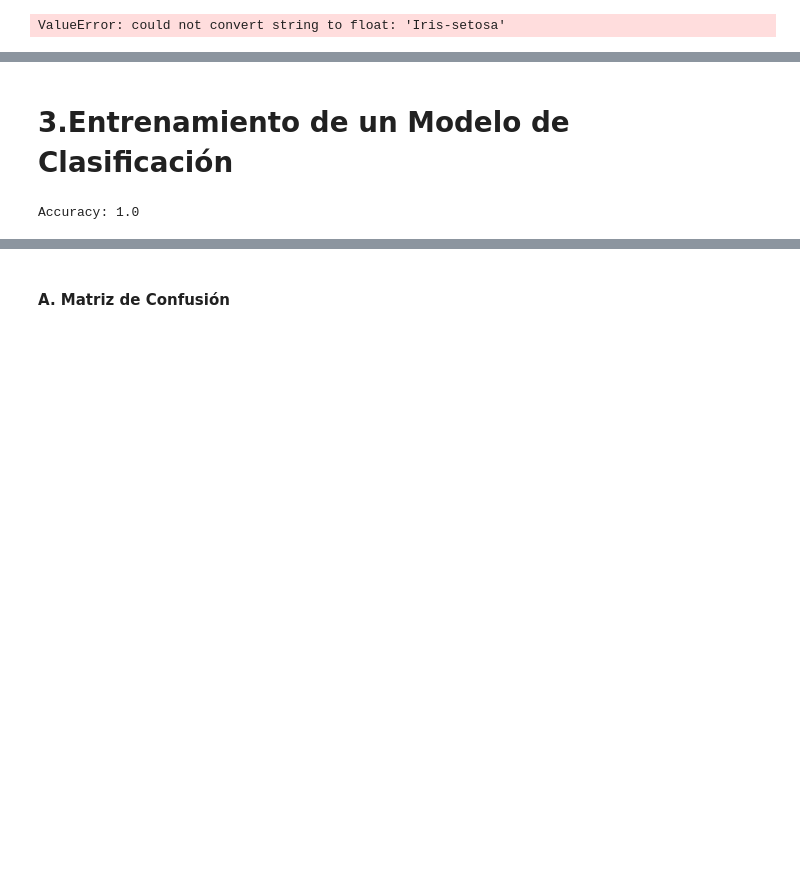
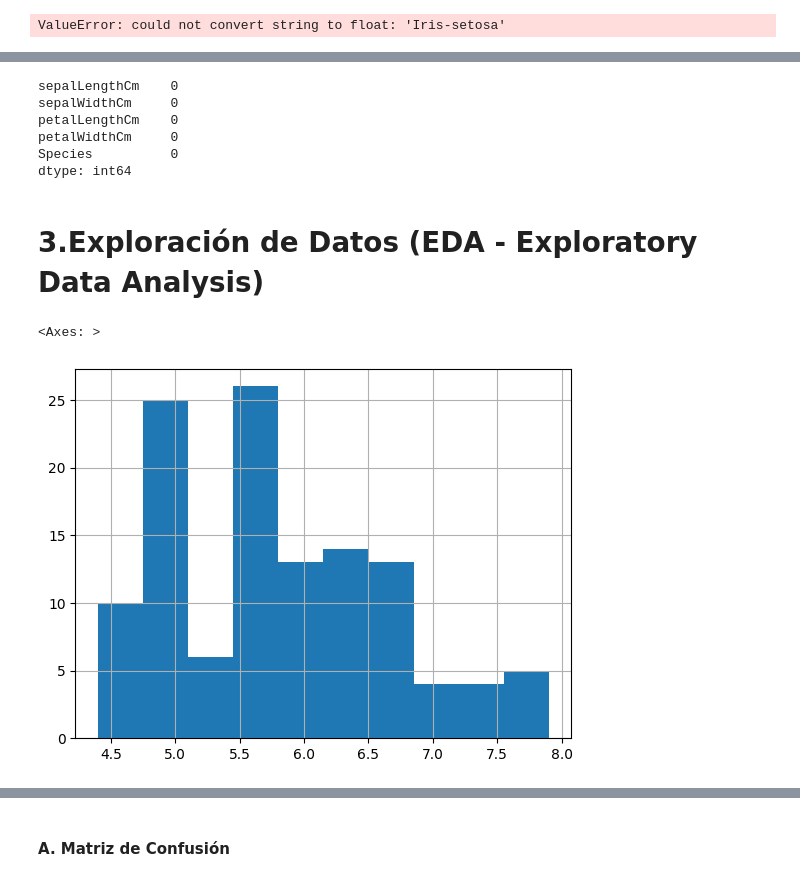
Before and after one commit to crisrey211/kopuru-iris-aprendizaje-superviasdo, a Jupyter notebook: notebooks/iris.ipynb, the cells around one changed output, grey strips where cells are left out. Drawn from its saved outputs; the diff is of its cells as text; code cells hidden in the pictures; blank space fills up the shorter version.

```diff
--- a/notebooks/iris.ipynb
+++ b/notebooks/iris.ipynb
@@ -99,17 +74,18 @@ X_val = scaler.transform(X_val)
-# %% [markdown]
-# 3.Entrenamiento de un Modelo de Clasificación
-# %%
-from sklearn.tree import DecisionTreeClassifier
-from sklearn.metrics import accuracy_score
-
-# Entrenar el modelo
-model = DecisionTreeClassifier(random_state=42)
-model.fit(X_train, y_train)
-
-# Predicción en el conjunto de validación
-y_pred = model.predict(X_val)
-
-# Evaluar el modelo
-print("Accuracy:", accuracy_score(y_val, y_pred))
-# %% [output]
-Accuracy: 1.0
+# %%
+#Verificar los valores nulos
+df.isnull().sum()
+# %% [output]
+sepalLengthCm    0
+sepalWidthCm     0
+petalLengthCm    0
+petalWidthCm     0
+Species          0
+dtype: int64
+# %% [markdown]
+# 3.Exploración de Datos (EDA - Exploratory Data Analysis)
+# %%
+#Histogramas
+df['sepalLengthCm'].hist()
+# %% [output]
+<Axes: >
+[figure, added]
```
Also changed, not shown: parts of 39 cells of this notebook.
